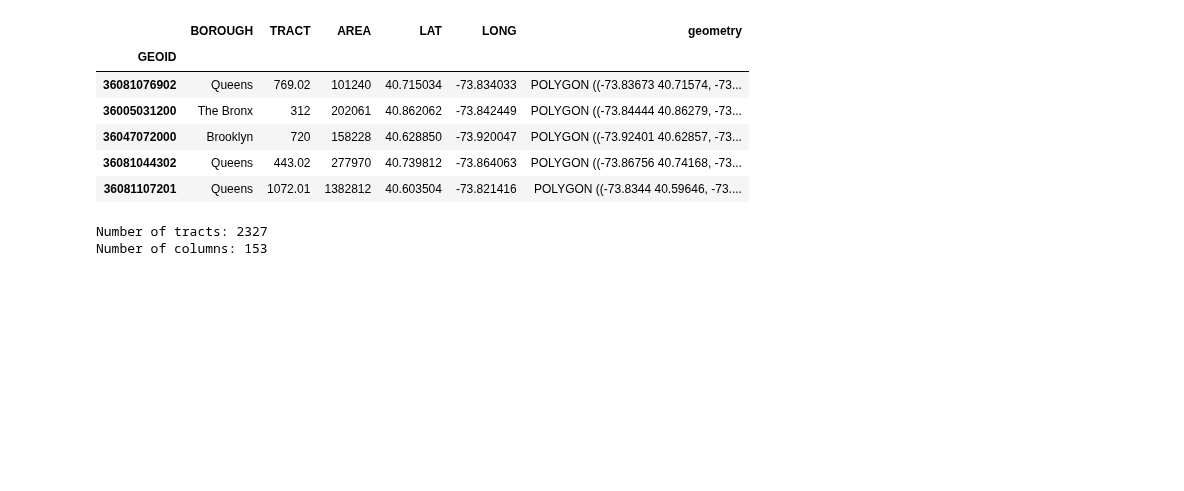
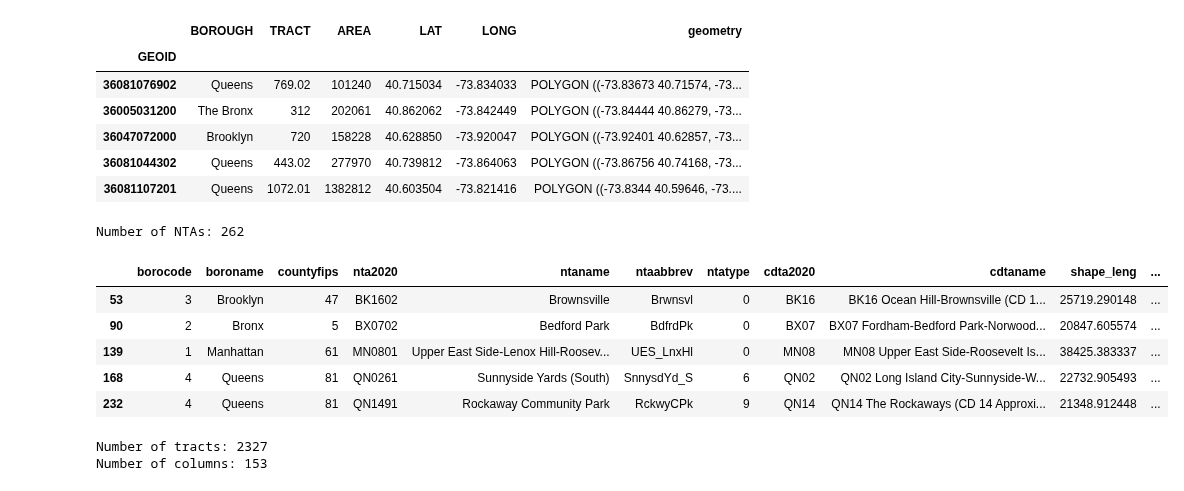
Before and after one commit to dylan-j-young/nyc-community-clustering, a Jupyter notebook: notebooks/00_preprocessing.ipynb, the cells around one changed output. Saved outputs shown, nothing was run; the diff lists cells and outputs as text; code cells hidden in the pictures; blank space fills up the shorter version.

```diff
--- a/notebooks/00_preprocessing.ipynb
+++ b/notebooks/00_preprocessing.ipynb
@@ -71,4 +76,16 @@ Number of tracts (that are not entirely water): 2324
 | 36047072000 | Brooklyn | 720 | 158228 | 40.628850 | -73.920047 | POLYGON ((-73.92401 40.62857, -73... |
 | 36081044302 | Queens | 443.02 | 277970 | 40.739812 | -73.864063 | POLYGON ((-73.86756 40.74168, -73... |
 | 36081107201 | Queens | 1072.01 | 1382812 | 40.603504 | -73.821416 | POLYGON ((-73.8344 40.59646, -73.... |
+# %%
+gdf_ntas = preprocessing.clean_nyc_NTAs()
+print(f"Number of NTAs: {len(gdf_ntas)}")
+gdf_ntas.sample(n=5)
+# %% [output]
+Number of NTAs: 262
+|  | borocode | boroname | countyfips | nta2020 | ntaname | ntaabbrev | ntatype | cdta2020 | cdtaname | shape_leng | ... |
+| 53 | 3 | Brooklyn | 47 | BK1602 | Brownsville | Brwnsvl | 0 | BK16 | BK16 Ocean Hill-Brownsville (CD 1... | 25719.290148 | ... |
+| 90 | 2 | Bronx | 5 | BX0702 | Bedford Park | BdfrdPk | 0 | BX07 | BX07 Fordham-Bedford Park-Norwood... | 20847.605574 | ... |
+| 139 | 1 | Manhattan | 61 | MN0801 | Upper East Side-Lenox Hill-Roosev... | UES_LnxHl | 0 | MN08 | MN08 Upper East Side-Roosevelt Is... | 38425.383337 | ... |
+| 168 | 4 | Queens | 81 | QN0261 | Sunnyside Yards (South) | SnnysdYd_S | 6 | QN02 | QN02 Long Island City-Sunnyside-W... | 22732.905493 | ... |
+| 232 | 4 | Queens | 81 | QN1491 | Rockaway Community Park | RckwyCPk | 9 | QN14 | QN14 The Rockaways (CD 14 Approxi... | 21348.912448 | ... |
 # %%
```
Also changed, not shown: parts of 3 cells of this notebook, 4 other files.
